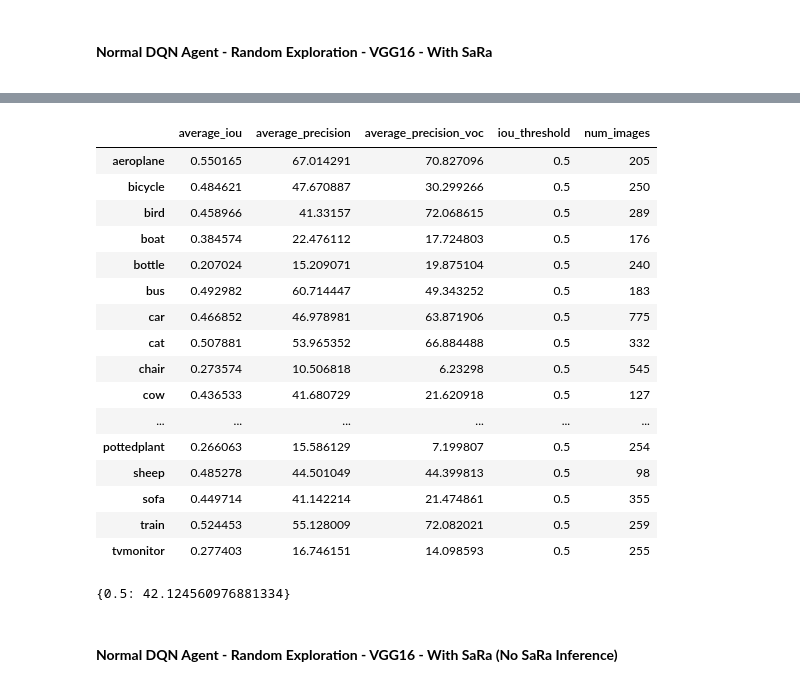
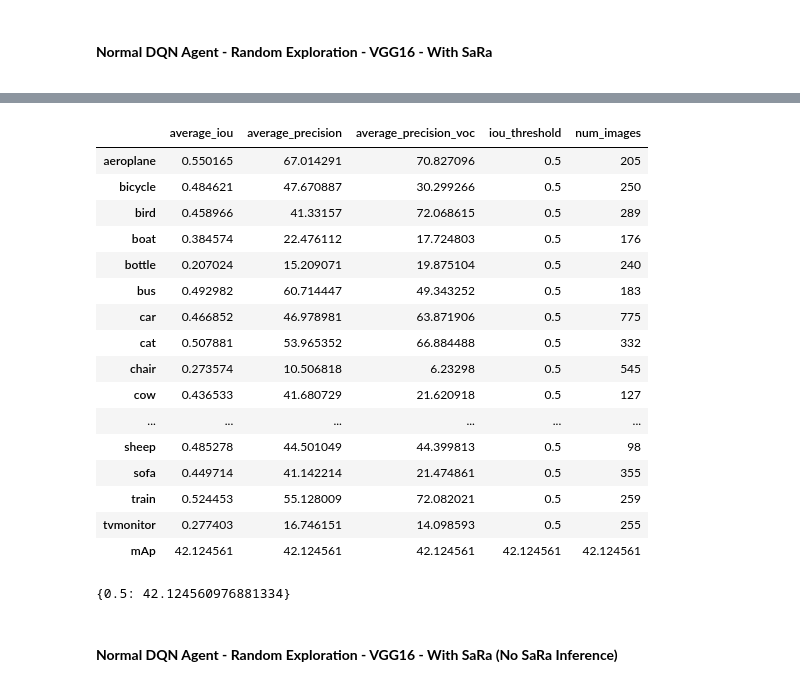
Before and after one commit to mbar0075/SaRLVision, a Jupyter notebook: Experiments/RL Agent Training/Evaluation.ipynb, the cells around one changed output, grey strips where cells are left out. Cells and saved outputs as stored; diff of their text form; code cells hidden in the pictures.

```diff
--- a/Experiments/RL Agent Training/Evaluation.ipynb
+++ b/Experiments/RL Agent Training/Evaluation.ipynb
@@ -274,26 +274,26 @@ Epoch 1 done for class sofa.
 ****************************************************************************************************
 # %%
 name = "Normal DQN - Random Explore - VGG16 - With SaRa"
-dfs, mAps = calculate_detection_metrics('evaluation_results/' + name, save_path=None)
+dfs, mAps = calculate_detection_metrics('evaluation_results/' + name, save_path='evaluation_results/' + name + '/tables/')
 print(mAps)
 # %% [output]
 |  | average_iou | average_precision | average_precision_voc | iou_threshold | num_images |
 | aeroplane | 0.550165 | 67.014291 | 70.827096 | 0.5 | 205 |
 | bicycle | 0.484621 | 47.670887 | 30.299266 | 0.5 | 250 |
 | bird | 0.458966 | 41.33157 | 72.068615 | 0.5 | 289 |
 | boat | 0.384574 | 22.476112 | 17.724803 | 0.5 | 176 |
 | bottle | 0.207024 | 15.209071 | 19.875104 | 0.5 | 240 |
 | bus | 0.492982 | 60.714447 | 49.343252 | 0.5 | 183 |
 | car | 0.466852 | 46.978981 | 63.871906 | 0.5 | 775 |
 | cat | 0.507881 | 53.965352 | 66.884488 | 0.5 | 332 |
 | chair | 0.273574 | 10.506818 | 6.23298 | 0.5 | 545 |
 | cow | 0.436533 | 41.680729 | 21.620918 | 0.5 | 127 |
 | ... | ... | ... | ... | ... | ... |
-| pottedplant | 0.266063 | 15.586129 | 7.199807 | 0.5 | 254 |
 | sheep | 0.485278 | 44.501049 | 44.399813 | 0.5 | 98 |
 | sofa | 0.449714 | 41.142214 | 21.474861 | 0.5 | 355 |
 | train | 0.524453 | 55.128009 | 72.082021 | 0.5 | 259 |
 | tvmonitor | 0.277403 | 16.746151 | 14.098593 | 0.5 | 255 |
+| mAp | 42.124561 | 42.124561 | 42.124561 | 42.124561 | 42.124561 |
 {0.5: 42.124560976881334}
 # %% [markdown]
 **<h4> Normal DQN Agent - Random Exploration - VGG16 - With SaRa (No SaRa Inference)</h4>**
```
Also changed, not shown: parts of 11 cells of this notebook, 21 other files.
